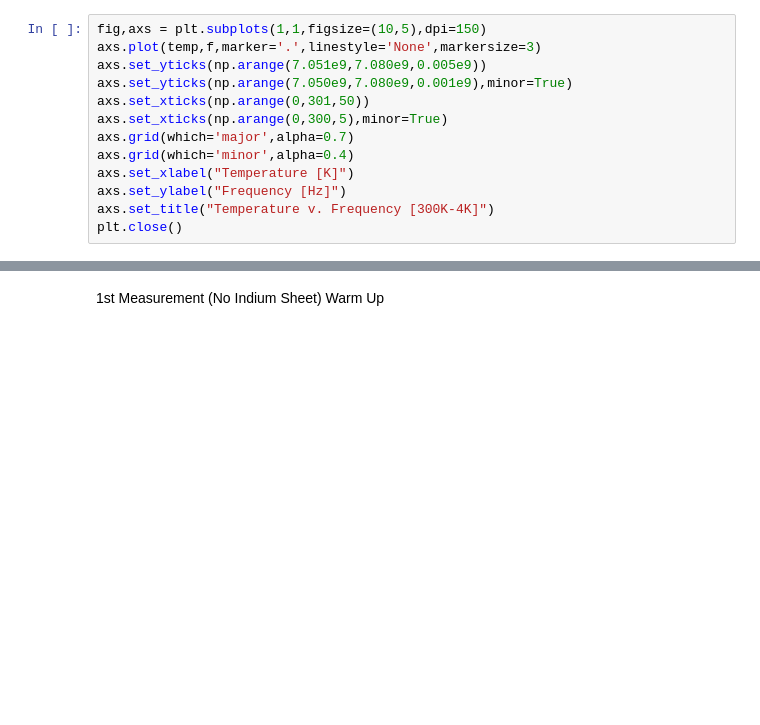
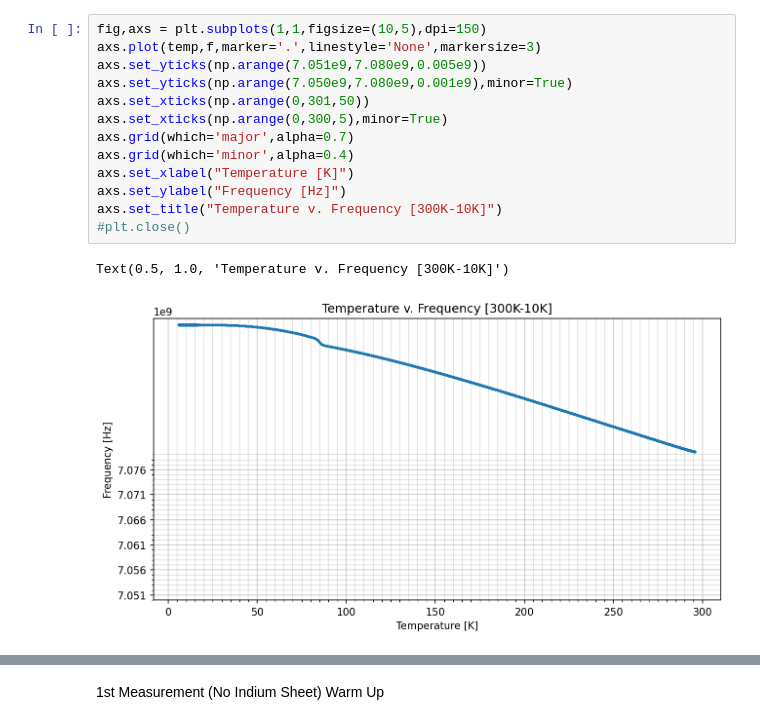
Before and after one commit to peanutflavorbean/CAPP, a Jupyter notebook: Octagon_Two_Cell/Qplot.ipynb, the cells around one changed output, grey strips where cells are left out. Drawn from its saved outputs; the diff is of its cells as text; blank space fills up the shorter version.

```diff
--- a/Octagon_Two_Cell/Qplot.ipynb
+++ b/Octagon_Two_Cell/Qplot.ipynb
@@ -29,16 +32,19 @@ plt.close()
 # %%
 fig,axs = plt.subplots(1,1,figsize=(10,5),dpi=150)
 axs.plot(temp,f,marker='.',linestyle='None',markersize=3)
 axs.set_yticks(np.arange(7.051e9,7.080e9,0.005e9))
 axs.set_yticks(np.arange(7.050e9,7.080e9,0.001e9),minor=True)
 axs.set_xticks(np.arange(0,301,50))
 axs.set_xticks(np.arange(0,300,5),minor=True)
 axs.grid(which='major',alpha=0.7)
 axs.grid(which='minor',alpha=0.4)
 axs.set_xlabel("Temperature [K]")
 axs.set_ylabel("Frequency [Hz]")
-axs.set_title("Temperature v. Frequency [300K-4K]")
-plt.close()
+axs.set_title("Temperature v. Frequency [300K-10K]")
+#plt.close()
+# %% [output]
+Text(0.5, 1.0, 'Temperature v. Frequency [300K-10K]')
+[figure, added]
 # %%
 fig,axs = plt.subplots(1,1,figsize=(10,5),dpi=150)
 axs.plot(temp,Q,marker='.',linestyle='None',markersize=3,color='r')
```
Also changed, not shown: parts of 5 cells of this notebook, 6 other files.
